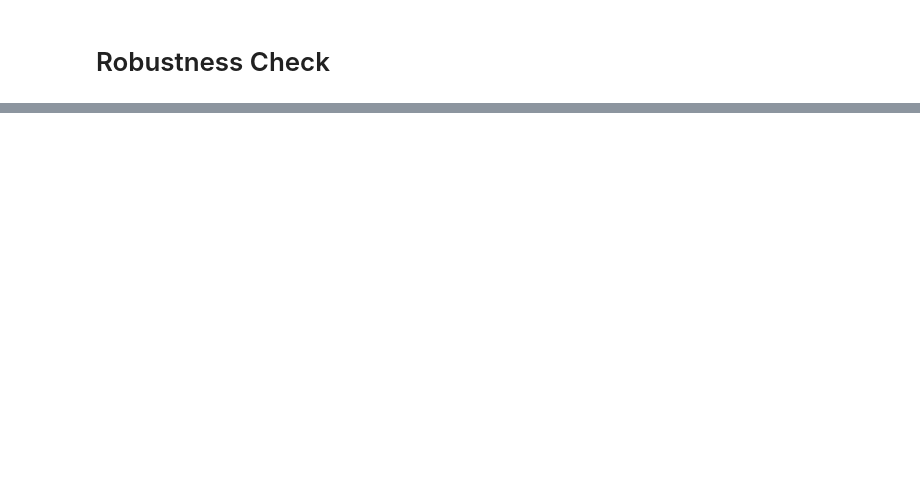
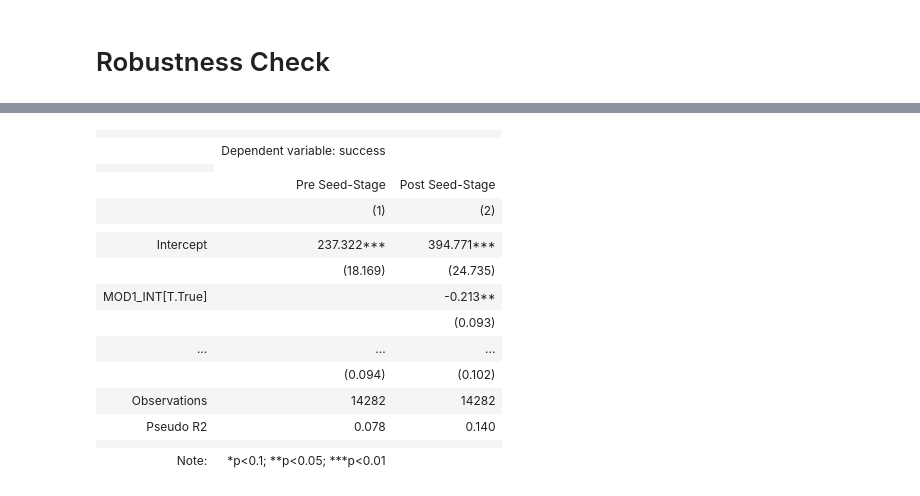
Before and after one commit to JDL05/thesis-spatial-seed-syndication, a Jupyter notebook: notebooks/data_operations.ipynb, the cells around one changed output, grey strips where cells are left out. Drawn from its saved outputs; the diff is of its cells as text; code cells hidden in the pictures; blank space fills up the shorter version.

```diff
--- a/notebooks/data_operations.ipynb
+++ b/notebooks/data_operations.ipynb
@@ -1222,0 +1694,65 @@ df.to_csv(output_path, index=False)
+# %%
+# ---- 1. Variablen definieren ----
+dependent_var = "success"
+iv_direct     = "all_homecountry_investors_in_seed_binary"
+iv_mod        = "city_seed_investor_binary"
+mod1          = "one_seed_investor_binary"
+mod2          = "hub_binary"
+
+core_ctrls = [
+    "hq_country", "founded_year", "b2b", "hub_binary",
+    "number_of_founders", "female_founder", "energy", "information_technology", "materials", "industrials",
+    "consumer_discretionary", "consumer_staples", "health_care", "financials",
+    "communication_services", "utilities", "real_estate", "other", "grant_before_seed", "angel_round_binary",
+    "gdp", "top_university"
+]
+
+full_ctrls = [
+    "hq_country", "founded_year", "b2b",
+    "energy", "information_technology", "materials", "industrials",
+    "consumer_discretionary", "consumer_staples", "health_care",
+    "financials", "communication_services", "utilities", "real_estate", "other",
+    "number_of_founders", "female_founder", "grant_before_seed", "angel_round_binary",
+    "first_seed_round_year", "number_seed_rounds", "number_seed_investors", "pre_seed", "follow_on_investor",
+    "low_seed_funding", "high_seed_funding", "duration_seed_stage", "lead_investor_in_seed",
+    "accelerator_seed_investor_binary", "incubator_seed_investor_binary",
+    "micro_vc_seed_investor_binary", "corporate_venture_capital_seed_investor_binary",
+    "university_program_seed_investor_binary", "entrepreneurship_program_seed_investor_binary",
+    "family_investment_office_seed_investor_binary", "us_investor_binary",
+    "gdp", "top_university"
+]
+
+# ---- 2. Datentyp anpassen ----
+df[dependent_var] = df[dependent_var].astype(int)
+
+# ---- 3. Interaktionsterme erstellen ----
+df["MOD1_INT"] = df[iv_mod] * df[mod1]
+df["MOD2_INT"] = df[iv_mod] * df[mod2]
+
+# ---- 4. Formeln definieren ----
+formula_pre = f"{dependent_var} ~ " + " + ".join(core_ctrls)
+formula_post = (
+    f"{dependent_var} ~ {iv_direct} + {iv_mod} + {mod1} + {mod2} + MOD1_INT + MOD2_INT + "
+    + " + ".join(full_ctrls)
+)
+
+# ---- 5. Logit-Modelle schätzen mit Länder-Cluster-SEs ----
+pre_clust = smf.logit(formula_pre, data=df).fit(
+    cov_type='cluster',
+    cov_kwds={'groups': df['hq_country']},
+    disp=False
+)
+post_clust = smf.logit(formula_post, data=df).fit(
+    cov_type='cluster',
+    cov_kwds={'groups': df['hq_country']},
+    disp=False
+)
+
+# ---- 6. Ergebnisse tabellarisch ausgeben ----
+stargazer = Stargazer([pre_clust, post_clust])
+stargazer.title("Interaction Model: Pre vs Post Seed-Stage (Country-Clustered SEs)")
+stargazer.custom_columns(["Pre Seed-Stage", "Post Seed-Stage"], [1, 1])
+stargazer.significance_levels([0.1, 0.05, 0.01])
+
+HTML(stargazer.render_html())
+# %% [output]
@@ -1222,0 +1760,16 @@ df.to_csv(output_path, index=False)
+|  |  |  |
+|  | Dependent variable: success |  |
+|  |
+|  | Pre Seed-Stage | Post Seed-Stage |
+|  | (1) | (2) |
+|  |  |  |
+| Intercept | 237.322*** | 394.771*** |
+|  | (18.169) | (24.735) |
+| MOD1_INT[T.True] |  | -0.213** |
+|  |  | (0.093) |
+| ... | ... | ... |
+|  | (0.094) | (0.102) |  |  |  |
+| Observations | 14282 | 14282 |
+| Pseudo R2 | 0.078 | 0.140 |
+|  |  |  |
+| Note: | *p<0.1; **p<0.05; ***p<0.01 |  |
```
Also changed, not shown: parts of 59 cells of this notebook, 11 other files.
